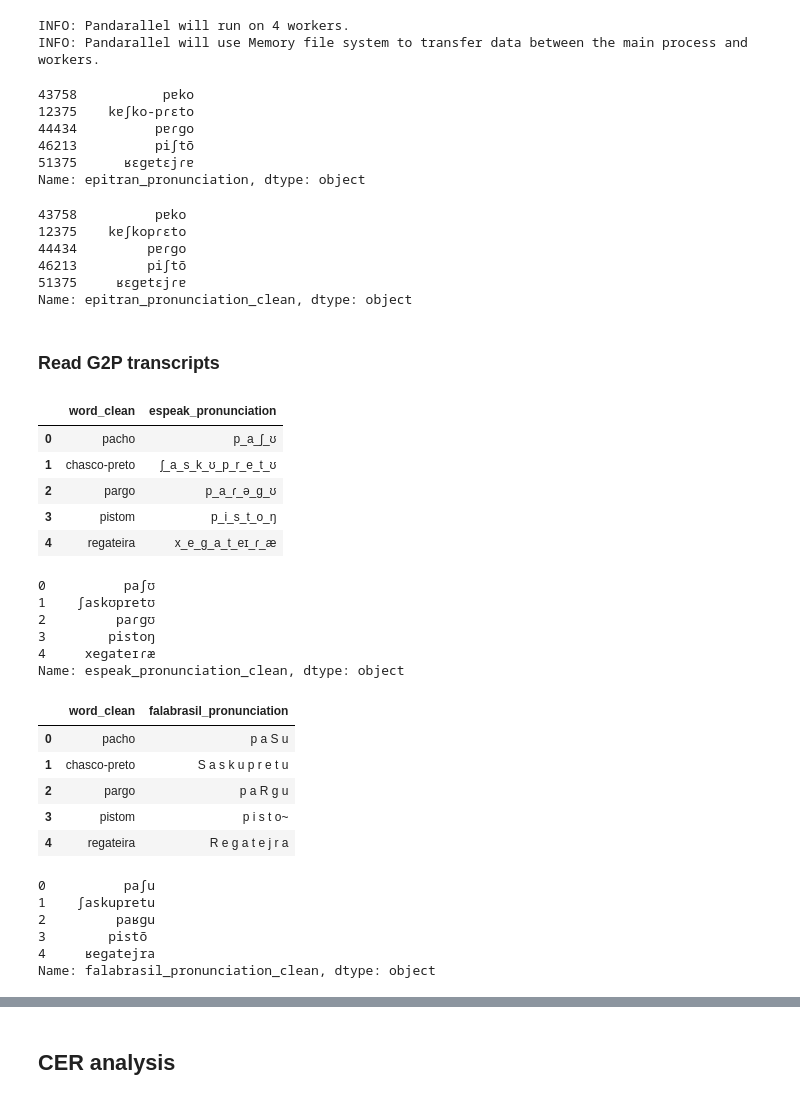
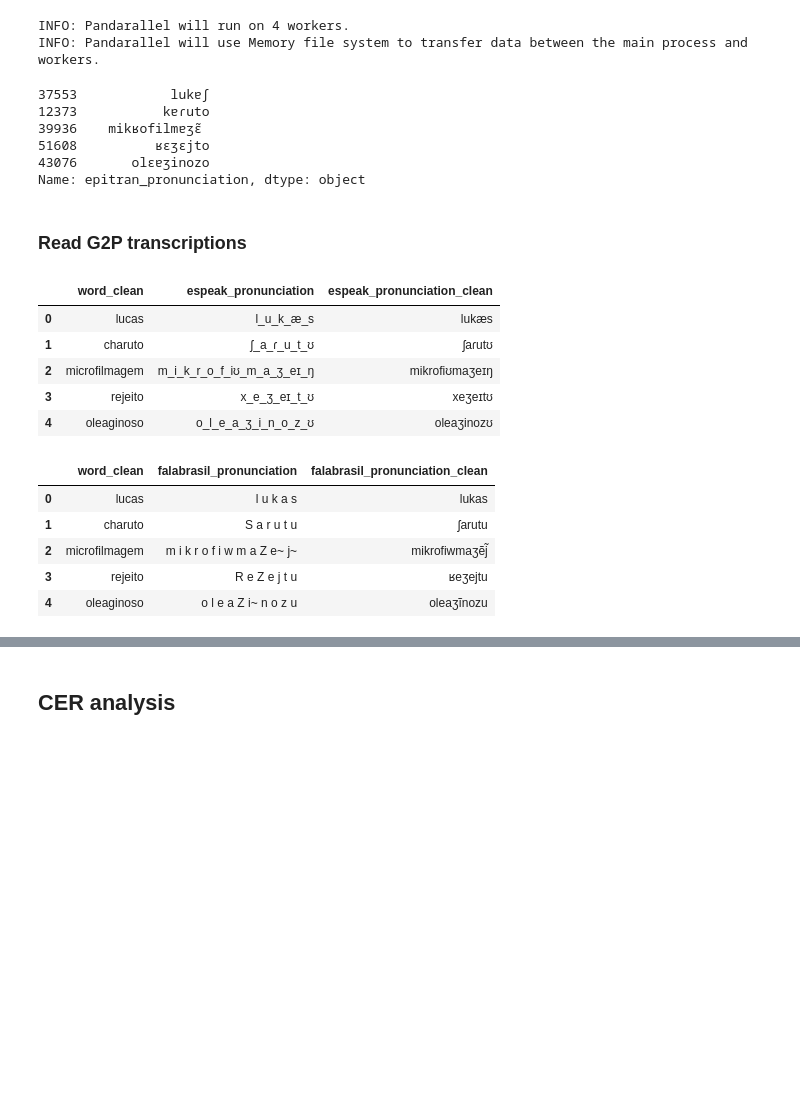
Before and after one commit to caiocrocha/Brazilian_Portuguese_Quick_APT, a Jupyter notebook: g2p-benchmark.ipynb, the cells around one changed output, grey strips where cells are left out. Drawn from its saved outputs; the diff is of its cells as text; code cells hidden in the pictures; blank space fills up the shorter version.

```diff
--- a/g2p-benchmark.ipynb
+++ b/g2p-benchmark.ipynb
@@ -153,25 +172,17 @@ epi = epitran.Epitran('por-Latn')
 # %%
-df_val['epitran_pronunciation'] = df_val.parallel_apply(lambda row: epitran_g2p(row['word_clean'], epi), axis=1) # too slow
-df_val['epitran_pronunciation'].head()
+df['epitran_pronunciation'] = df.parallel_apply(lambda row: epitran_g2p(row['word_clean'], epi), axis=1) # too slow
+df['epitran_pronunciation'].head()
 # %% [output]
-43758           pɐko
-12375    kɐʃko-pɾɛto
-44434          pɐɾɡo
-46213          piʃtõ
-51375      ʁɛɡɐtɛjɾɐ
+37553            lukɐʃ
+12373           kɐɾuto
+39936    mikʁofilmɐʒɛ̃
+51608          ʁɛʒɛjto
+43076       olɛɐʒinozo
 Name: epitran_pronunciation, dtype: object
 # %%
-df_val['epitran_pronunciation_clean'] = df_val['epitran_pronunciation'].apply(lambda v: v.replace('-', ''))
-df_val['epitran_pronunciation_clean'].head()
+df['epitran_pronunciation_clean'] = df['epitran_pronunciation'].apply(lambda v: v.replace('-', ''))
-# %% [output]
-43758          pɐko
-12375    kɐʃkopɾɛto
-44434         pɐɾɡo
-46213         piʃtõ
-51375     ʁɛɡɐtɛjɾɐ
-Name: epitran_pronunciation_clean, dtype: object
 # %% [markdown]
-### Read G2P transcripts
+### Read G2P transcriptions
 # %%
 import subprocess
 from phonecodes.src.phonecodes import xsampa2ipa
@@ -189,45 +200,29 @@ def clean_espeak_transcript(transcript):
 def remove_whitespaces(transcript):
     return translate_xsampa(transcript).replace(' ', '')
 # %%
-df_espeak = pd.read_csv('pronunciations/pronunciation_sp_val_espeak.csv', header=None)
+df_espeak = pd.read_csv('data/pronunciation_sp_val_espeak.csv', header=None)
 df_espeak.columns = ['word_clean', 'espeak_pronunciation']
+df_espeak['espeak_pronunciation_clean'] = df_espeak['espeak_pronunciation'].apply(clean_espeak_transcript)
+
 df_espeak.head()
 # %% [output]
-|  | word_clean | espeak_pronunciation |
-| 0 | pacho | p_a_ʃ_ʊ |
-| 1 | chasco-preto | ʃ_a_s_k_ʊ_p_r_e_t_ʊ |
-| 2 | pargo | p_a_ɾ_ə_ɡ_ʊ |
-| 3 | pistom | p_i_s_t_o_ŋ |
-| 4 | regateira | x_e_ɡ_a_t_eɪ_ɾ_æ |
+|  | word_clean | espeak_pronunciation | espeak_pronunciation_clean |
+| 0 | lucas | l_u_k_æ_s | lukæs |
+| 1 | charuto | ʃ_a_ɾ_u_t_ʊ | ʃaɾutʊ |
+| 2 | microfilmagem | m_i_k_r_o_f_iʊ_m_a_ʒ_eɪ_ŋ | mikrofiʊmaʒeɪŋ |
+| 3 | rejeito | x_e_ʒ_eɪ_t_ʊ | xeʒeɪtʊ |
+| 4 | oleaginoso | o_l_e_a_ʒ_i_n_o_z_ʊ | oleaʒinozʊ |
-# %%
-df_espeak['espeak_pronunciation_clean'] = df_espeak['espeak_pronunciation'].apply(clean_espeak_transcript)
-df_espeak['espeak_pronunciation_clean'].head()
-# %% [output]
-0          paʃʊ
-1    ʃaskʊpretʊ
-2         paɾɡʊ
-3        pistoŋ
-4     xeɡateɪɾæ
-Name: espeak_pronunciation_clean, dtype: object
 # %%
-df_falabrasil = pd.read_csv('pronunciations/pronunciation_sp_val_falabrasil.csv', header=None)
+df_falabrasil = pd.read_csv('data/pronunciation_sp_val_falabrasil.csv', header=None)
 df_falabrasil.columns = ['word_clean', 'falabrasil_pronunciation']
+df_falabrasil['falabrasil_pronunciation_clean'] = df_falabrasil['falabrasil_pronunciation'].apply(remove_whitespaces)
+
 df_falabrasil.head()
 # %% [output]
-|  | word_clean | falabrasil_pronunciation |
-| 0 | pacho | p a S u |
-| 1 | chasco-preto | S a s k u p r e t u |
-| 2 | pargo | p a R g u |
-| 3 | pistom | p i s t o~ |
-| 4 | regateira | R e g a t e j r a |
+|  | word_clean | falabrasil_pronunciation | falabrasil_pronunciation_clean |
+| 0 | lucas | l u k a s | lukas |
+| 1 | charuto | S a r u t u | ʃarutu |
+| 2 | microfilmagem | m i k r o f i w m a Z e~ j~ | mikrofiwmaʒẽj̃ |
+| 3 | rejeito | R e Z e j t u | ʁeʒejtu |
+| 4 | oleaginoso | o l e a Z i~ n o z u | oleaʒĩnozu |
-# %%
-df_falabrasil['falabrasil_pronunciation_clean'] = df_falabrasil['falabrasil_pronunciation'].apply(remove_whitespaces)
-df_falabrasil['falabrasil_pronunciation_clean'].head()
-# %% [output]
-0          paʃu
-1    ʃaskupretu
-2         paʁɡu
-3        pistõ
-4     ʁeɡatejra
-Name: falabrasil_pronunciation_clean, dtype: object
 # %%
```
Also changed, not shown: parts of 34 cells of this notebook, 1 other file.
